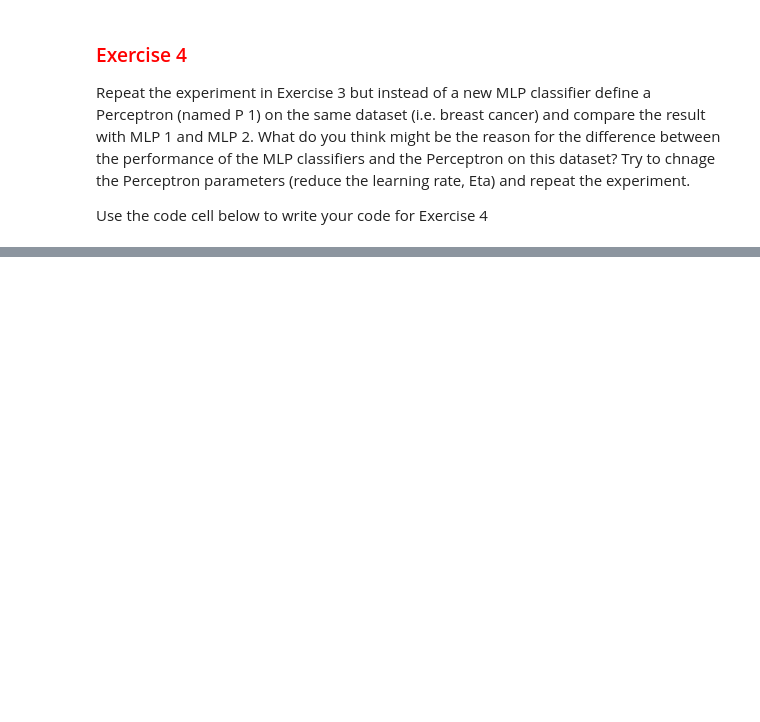
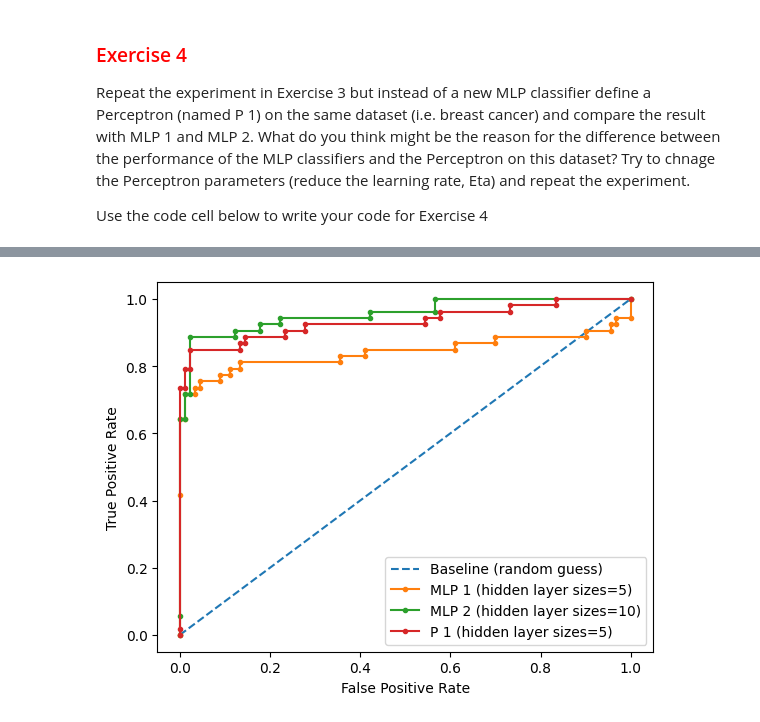
Before and after one commit to bmborne/Machine_Learning_Data_Mining, a Jupyter notebook: MACHINE LEARNING AND DATA MINING (COMM055) - SEMR2 20245 - 2212025 - 1200 PM/MLDM_Week3_Lab_Exercises - Copy.ipynb, the cells around one changed output, grey strips where cells are left out. Cells and saved outputs as stored; diff of their text form; code cells hidden in the pictures; blank space fills up the shorter version.

```diff
--- a/MACHINE LEARNING AND DATA MINING (COMM055) - SEMR2 20245 - 2212025 - 1200 PM/MLDM_Week3_Lab_Exercises - Copy.ipynb
+++ b/MACHINE LEARNING AND DATA MINING (COMM055) - SEMR2 20245 - 2212025 - 1200 PM/MLDM_Week3_Lab_Exercises - Copy.ipynb
@@ -218,0 +425,81 @@ pyplot.show()
+# %%
+# Answer to Exercise 4
+# Hint: Unlike MLP, Perceptron doesn't have 'predict_proba' but you can implement it using CalibratedClassifierCV as shown below
+#
+# ppn = Perceptron(eta0=0.01, random_state=0, max_iter=100)
+# ppn = CalibratedClassifierCV(ppn)
+#
+# and then you can call ppn.predict_proba
+
+# roc curve and auc
+from sklearn.datasets import make_classification
+from sklearn.metrics import roc_curve
+from sklearn.metrics import roc_auc_score
+from matplotlib import pyplot
+from sklearn.neural_network import MLPClassifier
+from sklearn.linear_model import Perceptron
+from sklearn.calibration import CalibratedClassifierCV
+
+X_train, X_test, y_train, y_test = train_test_split(X, y, random_state=0)
+
+# generate a random prediction (majority class)
+ns_probs = [0 for _ in range(len(y_test))]
+# fit first model(MLP 1)
+clf1 = MLPClassifier(random_state=0, activation='logistic', hidden_layer_sizes=(5,), max_iter=100)
+clf1.fit(X_train, y_train)
+# fit second model(MLP 2)
+clf2 = MLPClassifier(random_state=0, activation='logistic', hidden_layer_sizes=(10,), max_iter=100)
+clf2.fit(X_train, y_train)
+
+# fit using perception
+ppn = Perceptron(eta0=0.01, random_state=0, max_iter=100)
+ppn = CalibratedClassifierCV(ppn)
+ppn.fit(X_train, y_train)
+
+# predict probabilities for different models
+lr_probs1 = clf1.predict_proba(X_test)
+lr_probs2 = clf2.predict_proba(X_test)
+lr_probs3 = ppn.predict_proba(X_test)
+
+# keep probabilities for the positive outcome only
+lr_probs1 = lr_probs1[:, 1]
+lr_probs2 = lr_probs2[:, 1]
+lr_probs3 = lr_probs3[:, 1]
+
+# calculate accuracy score for random prediction model
+ns_auc = roc_auc_score(y_test, ns_probs)
+
+
+# calculate accuracy score different MLP models
+lr_auc1 = roc_auc_score(y_test, lr_probs1)
+lr_auc2 = roc_auc_score(y_test, lr_probs2)
+lr_auc3 = roc_auc_score(y_test, lr_probs3)
+
+# summarize scores
+print('Baseline (random guess): ROC AUC=%.3f' % (ns_auc))
+print('MLP 1 (hidden layer sizes=5): ROC AUC=%.3f' % (lr_auc1))
+print('MLP 2 (hidden layer sizes=10): ROC AUC=%.3f' % (lr_auc2))
+print('P 1 (hidden layer sizes=5): ROC AUC=%.3f' % (lr_auc3))
+
+# calculate roc curves
+ns_fpr, ns_tpr, _ = roc_curve(y_test, ns_probs)
+lr_fpr1, lr_tpr1, _ = roc_curve(y_test, lr_probs1)
+lr_fpr2, lr_tpr2, _ = roc_curve(y_test, lr_probs2)
+lr_fpr3, lr_tpr3, _ = roc_curve(y_test, lr_probs3)
+
+# plot the roc curve for the model
+pyplot.plot(ns_fpr, ns_tpr, linestyle='--', label='Baseline (random guess)')
+pyplot.plot(lr_fpr1, lr_tpr1, marker='.', label='MLP 1 (hidden layer sizes=5)')
+pyplot.plot(lr_fpr2, lr_tpr2, marker='.', label='MLP 2 (hidden layer sizes=10)')
+pyplot.plot(lr_fpr3, lr_tpr3, marker='.', label='P 1 (hidden layer sizes=5)')
+
+
+# axis labels
+pyplot.xlabel('False Positive Rate')
+pyplot.ylabel('True Positive Rate')
+
+# show the legend
+pyplot.legend()
+# show the plot
+pyplot.show()
+# %% [output]
@@ -218,0 +510 @@ pyplot.show()
+[figure, added]
```
Also changed, not shown: parts of 22 cells of this notebook.
